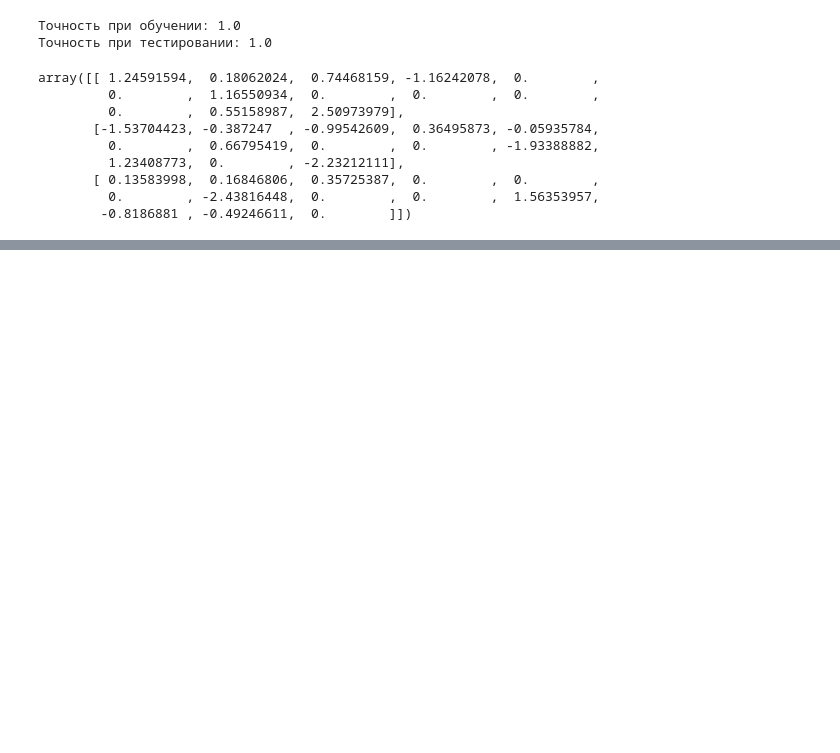
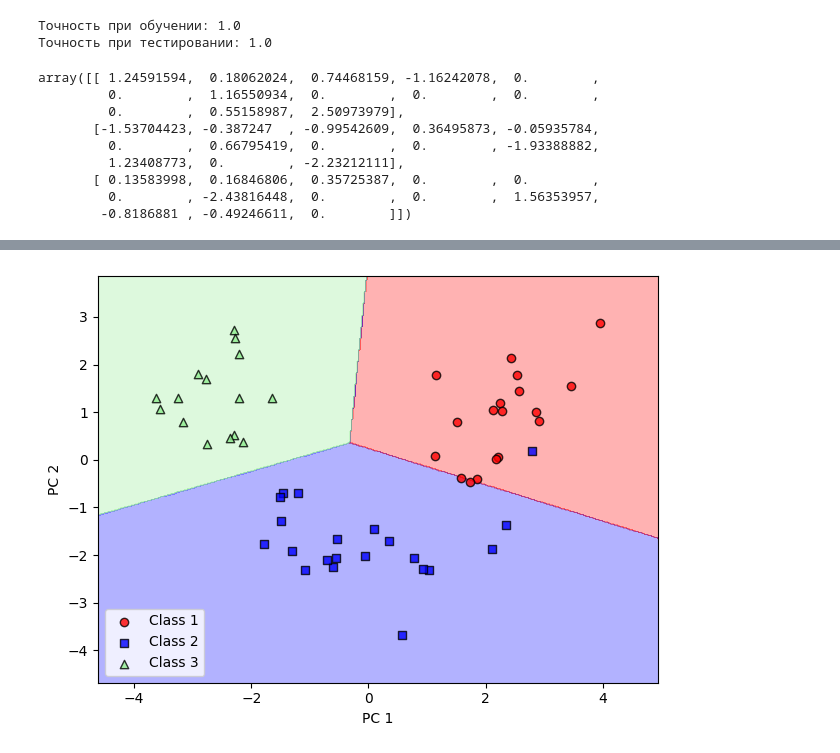
Before and after one commit to gCTRL26/ML_models, a Jupyter notebook: theory/many_models_from_book.ipynb, the cells around one changed output, grey strips where cells are left out. Cells and saved outputs as stored; diff of their text form; code cells hidden in the pictures; blank space fills up the shorter version.

```diff
--- a/theory/many_models_from_book.ipynb
+++ b/theory/many_models_from_book.ipynb
@@ -483,0 +533,9 @@ array([[ 1.24591594,  0.18062024,  0.74468159, -1.16242078,  0.        ,
+# %%
+plot_decision_regions(X_test_pca, y_test, lr)
+plt.xlabel('PC 1')
+plt.ylabel('PC 2')
+plt.legend(loc='lower left')
+plt.tight_layout()
+plt.show()
+# %% [output]
+[figure, added]
```
Also changed, not shown: parts of 6 cells of this notebook.
